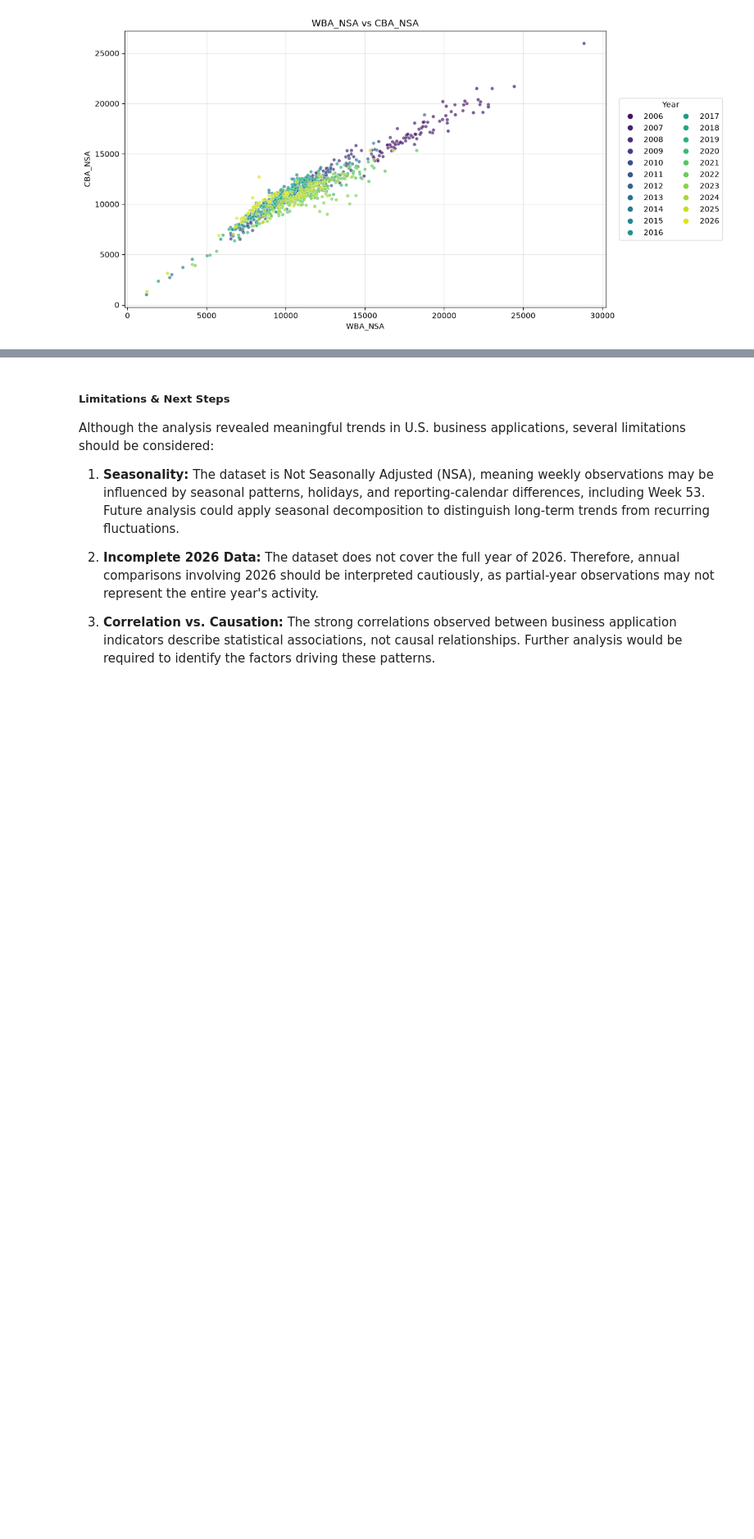
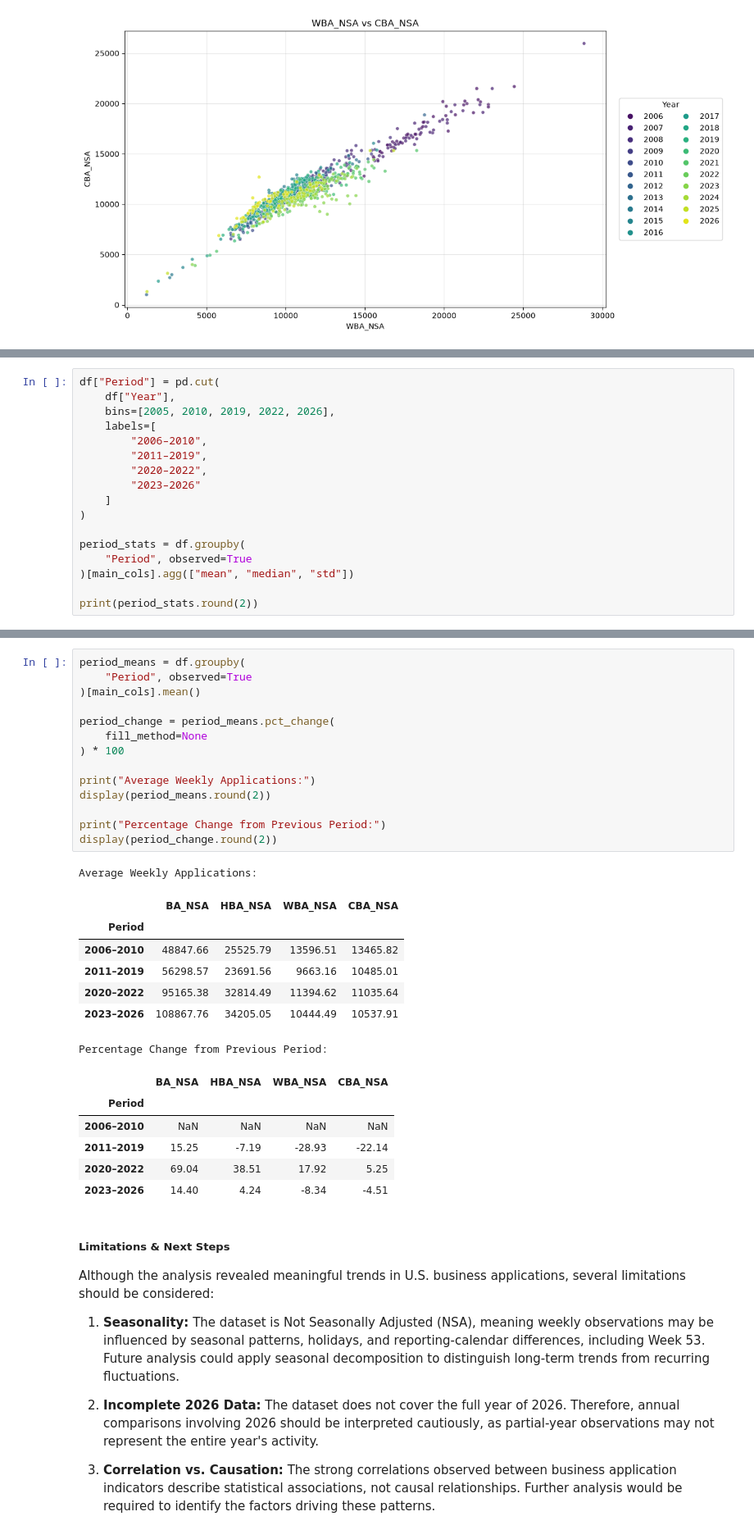
Before and after one commit to farzanehmasteri/EDA---US-Business-Formation-Statistics-Dataset, a Jupyter notebook: code.ipynb, the cells around one changed output, grey strips where cells are left out. Shown at 82% size. Drawn from its saved outputs; the diff is of its cells as text; blank space fills up the shorter version.

```diff
--- a/code.ipynb
+++ b/code.ipynb
@@ -805,0 +871,17 @@ Based on Line plots in phase 4, total business applications show an upward trend
+# %%
+df["Period"] = pd.cut(
+    df["Year"],
+    bins=[2005, 2010, 2019, 2022, 2026],
+    labels=[
+        "2006–2010",
+        "2011–2019",
+        "2020–2022",
+        "2023–2026"
+    ]
+)
+
+period_stats = df.groupby(
+    "Period", observed=True
+)[main_cols].agg(["mean", "median", "std"])
+
+print(period_stats.round(2))
@@ -806,3 +904,32 @@ Based on Line plots in phase 4, total business applications show an upward trend
+# %%
+period_means = df.groupby(
+    "Period", observed=True
+)[main_cols].mean()
+
+period_change = period_means.pct_change(
+    fill_method=None
+) * 100
+
+print("Average Weekly Applications:")
+display(period_means.round(2))
+
+print("Percentage Change from Previous Period:")
+display(period_change.round(2))
+# %% [output]
+Average Weekly Applications:
+|  | BA_NSA | HBA_NSA | WBA_NSA | CBA_NSA |
+| Period |  |  |  |  |
+| 2006–2010 | 48847.66 | 25525.79 | 13596.51 | 13465.82 |
+| 2011–2019 | 56298.57 | 23691.56 | 9663.16 | 10485.01 |
+| 2020–2022 | 95165.38 | 32814.49 | 11394.62 | 11035.64 |
+| 2023–2026 | 108867.76 | 34205.05 | 10444.49 | 10537.91 |
+Percentage Change from Previous Period:
+|  | BA_NSA | HBA_NSA | WBA_NSA | CBA_NSA |
+| Period |  |  |  |  |
+| 2006–2010 | NaN | NaN | NaN | NaN |
+| 2011–2019 | 15.25 | -7.19 | -28.93 | -22.14 |
+| 2020–2022 | 69.04 | 38.51 | 17.92 | 5.25 |
+| 2023–2026 | 14.40 | 4.24 | -8.34 | -4.51 |
 # %% [markdown]
 ##### Limitations & Next Steps
 
```
Also changed, not shown: parts of 9 cells of this notebook.
